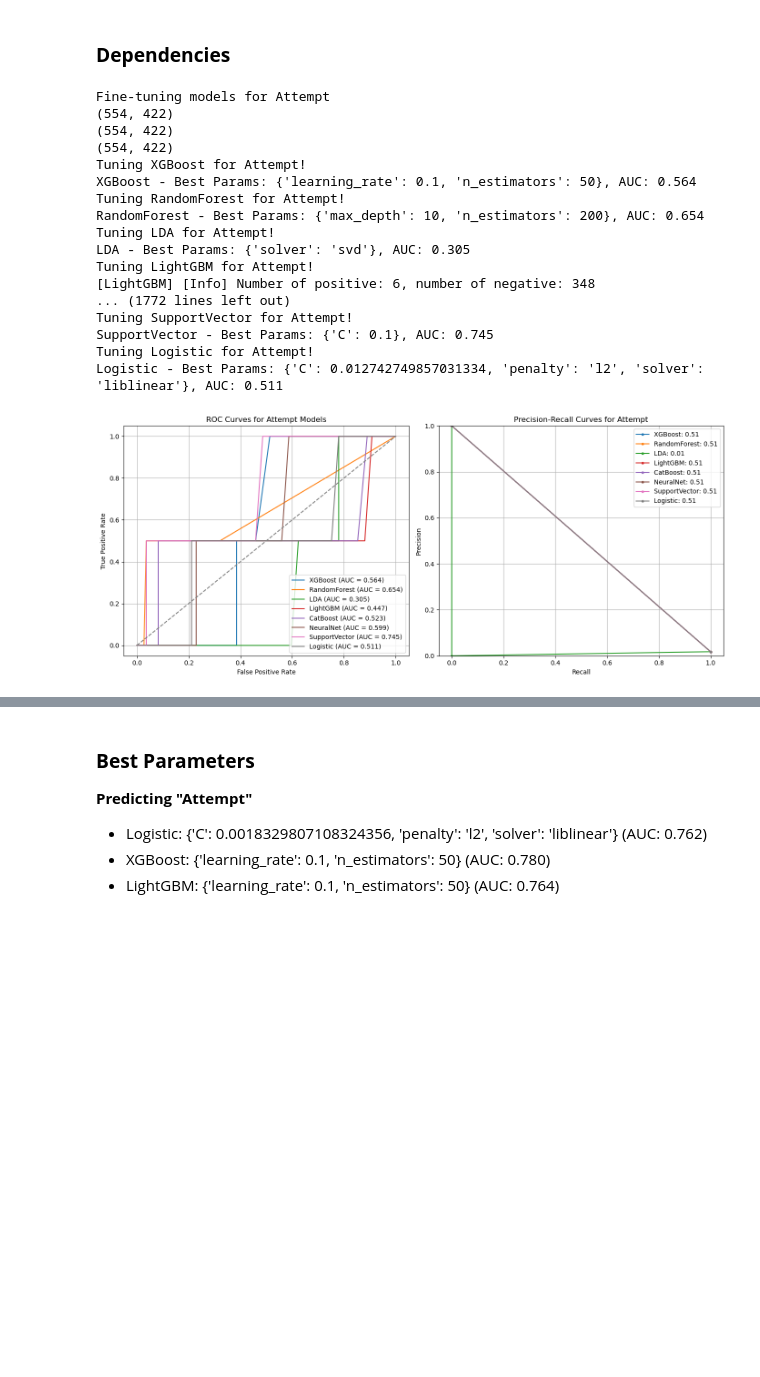
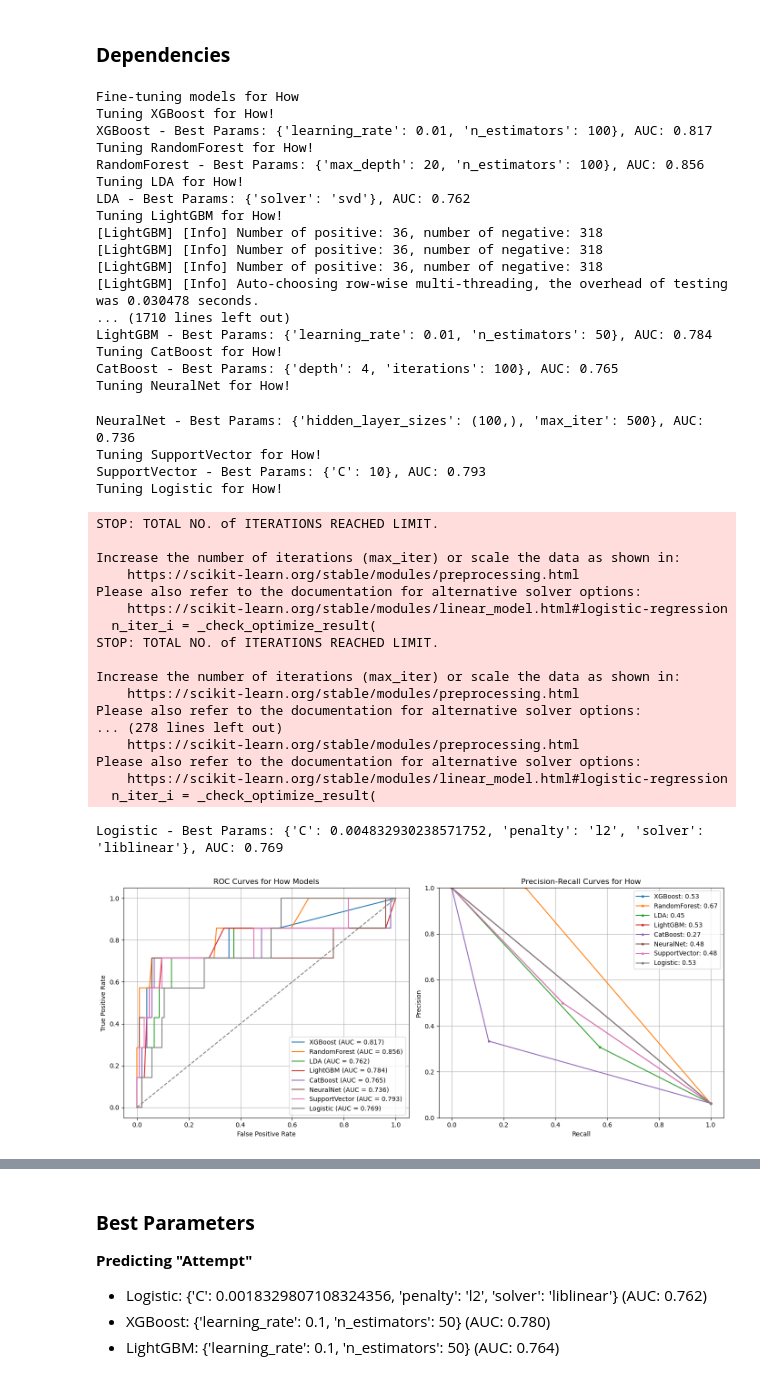
Before and after one commit to ElizabethHZhong/suicide-risk-modeling, a Jupyter notebook: compounding.ipynb, the cells around one changed output, grey strips where cells are left out. Cells and saved outputs as stored; diff of their text form; code cells hidden in the pictures; blank space fills up the shorter version.

```diff
--- a/compounding.ipynb
+++ b/compounding.ipynb
@@ -735,42 +626,64 @@ def train_models(df, outcome, pred_year, qs, encoded, interactions=False):
 # %%
 """
 Uncomment the following code to fine-tune a particular model on the data!
 """
 
 df = df_2022_2023
-train_data, test_data = train_test_split(df, test_size=0.3)
-outcome = "Attempt"
+train_data, test_data = train_test_split(df, test_size=0.3, random_state=42)
+outcome = "How"
 pred_year = 0
 qs = [
     "psychotic",
     "phq4",
     "suicide",
     "substance",
     "help",
     "identity"
 ]
 encoded = "encoded"
 interactions = False
 
 attempt_results, attempt_final_probs, trained_models = train_models(train_data, outcome, pred_year, qs, encoded, interactions=interactions)
 display(attempt_results)
 # %% [output]
-Fine-tuning models for Attempt
-(554, 422)
-(554, 422)
-(554, 422)
-Tuning XGBoost for Attempt!
-XGBoost - Best Params: {'learning_rate': 0.1, 'n_estimators': 50}, AUC: 0.564
-Tuning RandomForest for Attempt!
-RandomForest - Best Params: {'max_depth': 10, 'n_estimators': 200}, AUC: 0.654
-Tuning LDA for Attempt!
-LDA - Best Params: {'solver': 'svd'}, AUC: 0.305
-Tuning LightGBM for Attempt!
-[LightGBM] [Info] Number of positive: 6, number of negative: 348
-... (1772 lines left out)
-Tuning SupportVector for Attempt!
-SupportVector - Best Params: {'C': 0.1}, AUC: 0.745
-Tuning Logistic for Attempt!
-Logistic - Best Params: {'C': 0.012742749857031334, 'penalty': 'l2', 'solver': 'liblinear'}, AUC: 0.511
+Fine-tuning models for How
+Tuning XGBoost for How!
+XGBoost - Best Params: {'learning_rate': 0.01, 'n_estimators': 100}, AUC: 0.817
+Tuning RandomForest for How!
+RandomForest - Best Params: {'max_depth': 20, 'n_estimators': 100}, AUC: 0.856
+Tuning LDA for How!
+LDA - Best Params: {'solver': 'svd'}, AUC: 0.762
+Tuning LightGBM for How!
+[LightGBM] [Info] Number of positive: 36, number of negative: 318
+[LightGBM] [Info] Number of positive: 36, number of negative: 318
+[LightGBM] [Info] Number of positive: 36, number of negative: 318
+[LightGBM] [Info] Auto-choosing row-wise multi-threading, the overhead of testing was 0.030478 seconds.
+... (1710 lines left out)
+LightGBM - Best Params: {'learning_rate': 0.01, 'n_estimators': 50}, AUC: 0.784
+Tuning CatBoost for How!
+CatBoost - Best Params: {'depth': 4, 'iterations': 100}, AUC: 0.765
+Tuning NeuralNet for How!
+NeuralNet - Best Params: {'hidden_layer_sizes': (100,), 'max_iter': 500}, AUC: 0.736
+Tuning SupportVector for How!
+SupportVector - Best Params: {'C': 10}, AUC: 0.793
+Tuning Logistic for How!
+STOP: TOTAL NO. of ITERATIONS REACHED LIMIT.
+
+Increase the number of iterations (max_iter) or scale the data as shown in:
+    https://scikit-learn.org/stable/modules/preprocessing.html
+Please also refer to the documentation for alternative solver options:
+    https://scikit-learn.org/stable/modules/linear_model.html#logistic-regression
+  n_iter_i = _check_optimize_result(
+STOP: TOTAL NO. of ITERATIONS REACHED LIMIT.
+
+Increase the number of iterations (max_iter) or scale the data as shown in:
+    https://scikit-learn.org/stable/modules/preprocessing.html
+Please also refer to the documentation for alternative solver options:
+... (278 lines left out)
+    https://scikit-learn.org/stable/modules/preprocessing.html
+Please also refer to the documentation for alternative solver options:
+    https://scikit-learn.org/stable/modules/linear_model.html#logistic-regression
+  n_iter_i = _check_optimize_result(
+Logistic - Best Params: {'C': 0.004832930238571752, 'penalty': 'l2', 'solver': 'liblinear'}, AUC: 0.769
-[figure, old version]
+[figure, new version]
 |  | Model | Best Params | Accuracy | ROC AUC | Precision | Recall | F1 | PR Score |
```
Also changed, not shown: parts of 4 cells of this notebook.
